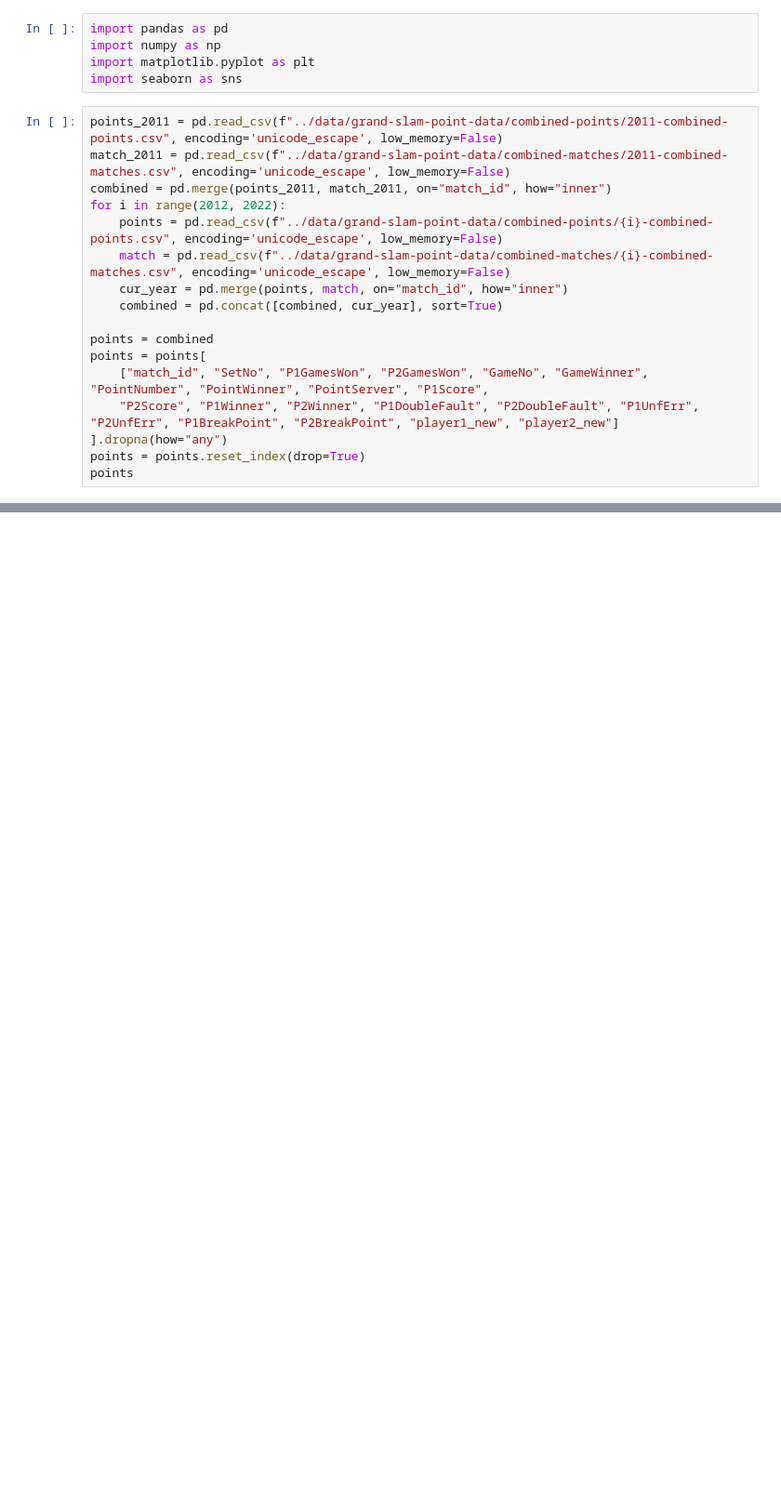
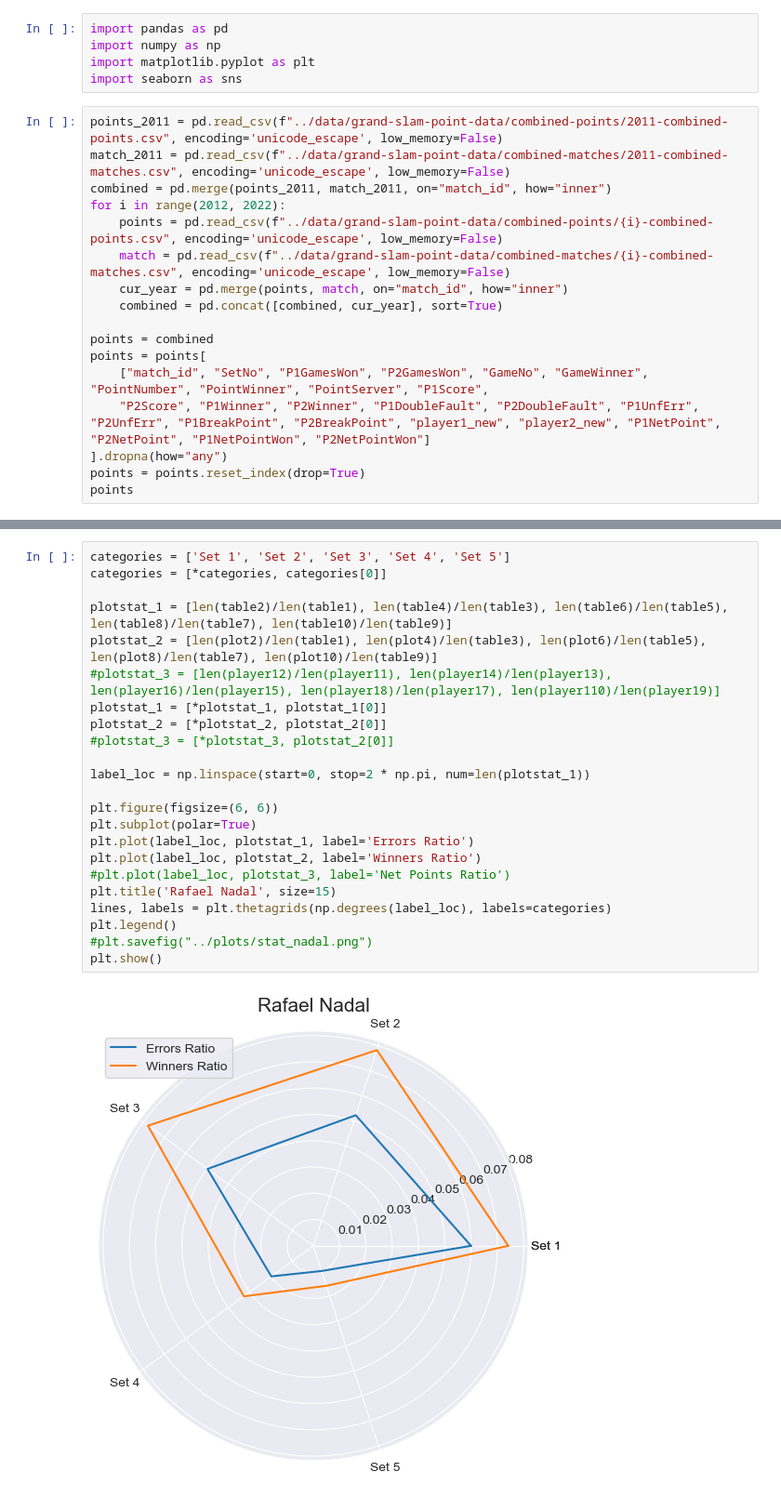
Before and after one commit to hoanganhminh01/CSE-481DS-Tennis-Analysis, a Jupyter notebook: src/playerstat.ipynb, the cells around one changed output, grey strips where cells are left out. Shown: that part at 93% size. Drawn from its saved outputs; the diff is of its cells as text; blank space fills up the shorter version.

```diff
--- a/src/playerstat.ipynb
+++ b/src/playerstat.ipynb
@@ -16,7 +16,7 @@ for i in range(2012, 2022):
 points = combined
 points = points[
     ["match_id", "SetNo", "P1GamesWon", "P2GamesWon", "GameNo", "GameWinner", "PointNumber", "PointWinner", "PointServer", "P1Score",
-    "P2Score", "P1Winner", "P2Winner", "P1DoubleFault", "P2DoubleFault", "P1UnfErr", "P2UnfErr", "P1BreakPoint", "P2BreakPoint", "player1_new", "player2_new"]
+    "P2Score", "P1Winner", "P2Winner", "P1DoubleFault", "P2DoubleFault", "P1UnfErr", "P2UnfErr", "P1BreakPoint", "P2BreakPoint", "player1_new", "player2_new", "P1NetPoint", "P2NetPoint", "P1NetPointWon", "P2NetPointWon"]
 ].dropna(how="any")
 points = points.reset_index(drop=True)
 points
@@ -97,0 +151,25 @@ print(len(table9), len(table10))
+# %%
+categories = ['Set 1', 'Set 2', 'Set 3', 'Set 4', 'Set 5']
+categories = [*categories, categories[0]]
+
+plotstat_1 = [len(table2)/len(table1), len(table4)/len(table3), len(table6)/len(table5), len(table8)/len(table7), len(table10)/len(table9)]
+plotstat_2 = [len(plot2)/len(table1), len(plot4)/len(table3), len(plot6)/len(table5), len(plot8)/len(table7), len(plot10)/len(table9)]
+#plotstat_3 = [len(player12)/len(player11), len(player14)/len(player13), len(player16)/len(player15), len(player18)/len(player17), len(player110)/len(player19)]
+plotstat_1 = [*plotstat_1, plotstat_1[0]]
+plotstat_2 = [*plotstat_2, plotstat_2[0]]
+#plotstat_3 = [*plotstat_3, plotstat_2[0]]
+
+label_loc = np.linspace(start=0, stop=2 * np.pi, num=len(plotstat_1))
+
+plt.figure(figsize=(6, 6))
+plt.subplot(polar=True)
+plt.plot(label_loc, plotstat_1, label='Errors Ratio')
+plt.plot(label_loc, plotstat_2, label='Winners Ratio')
+#plt.plot(label_loc, plotstat_3, label='Net Points Ratio')
+plt.title('Rafael Nadal', size=15)
+lines, labels = plt.thetagrids(np.degrees(label_loc), labels=categories)
+plt.legend()
+#plt.savefig("../plots/stat_nadal.png")
+plt.show()
+# %% [output]
+[figure, added]
```
Also changed, not shown: parts of 15 cells of this notebook, 13 other files.
